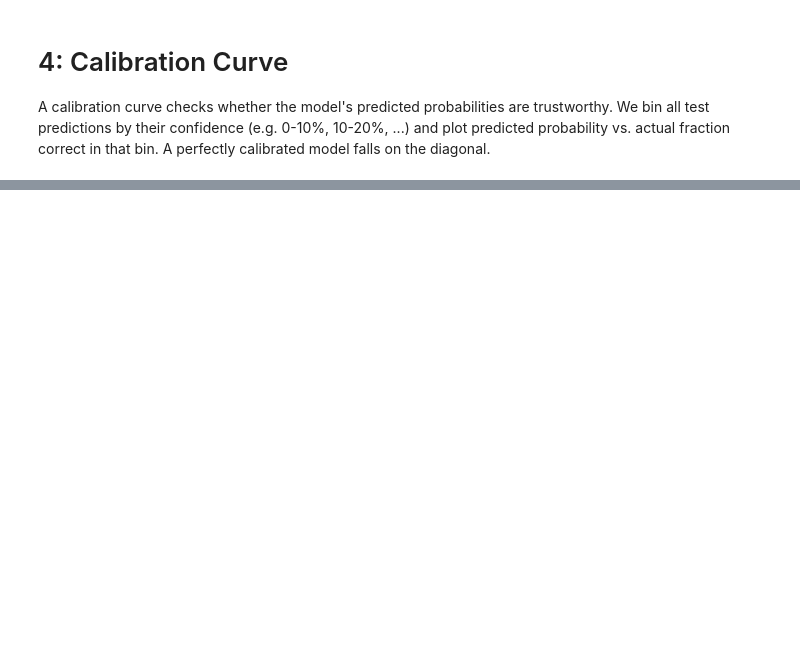
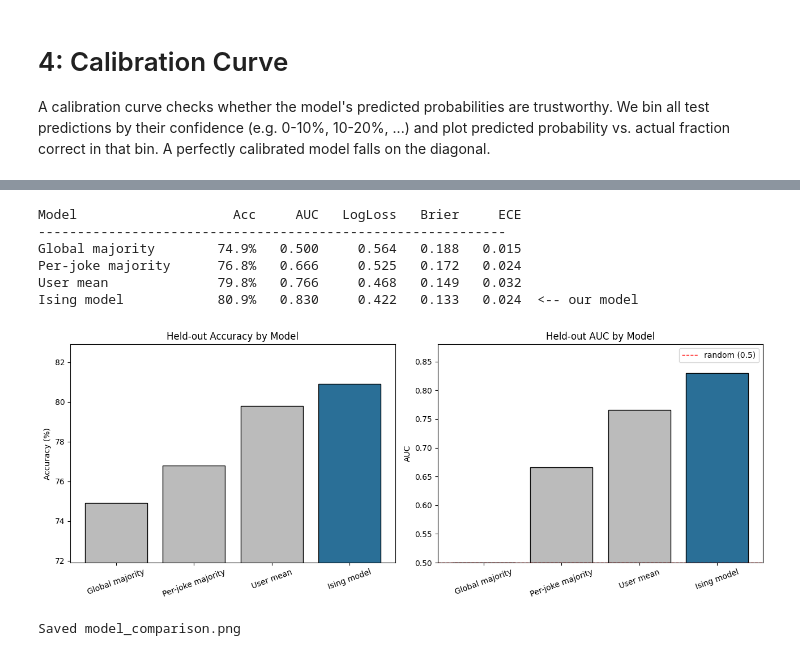
Before and after one commit to Davin-Makris/Jester-Prediction, a Jupyter notebook: model.ipynb, the cells around one changed output, grey strips where cells are left out. Drawn from its saved outputs; the diff is of its cells as text; code cells hidden in the pictures; blank space fills up the shorter version.

Commit message:
Add baselines, metrics, and model experiments

```diff
--- a/model.ipynb
+++ b/model.ipynb
@@ -371,0 +540,52 @@ Cluster assignments (N=5):
+# %%
+# Train one clean Ising model on the full training data
+h_full, J_full = train_ising(full_train_mask, steps=1000, lr=0.01, j_prior_scale=0.1, seed=0)
+ising_prob_matrix = ising_test_probs(h_full, J_full, full_train_mask)
+ising_probs, _ = gather_targets(ising_prob_matrix)
+
+ising_metrics = all_metrics(ising_probs, y_true)
+
+# Combined table
+all_results = dict(baseline_results)
+all_results["Ising model"] = ising_metrics
+
+print(f"{'Model':<20} {'Acc':>7} {'AUC':>7} {'LogLoss':>9} {'Brier':>7} {'ECE':>7}")
+print("-" * 60)
+for name, m in all_results.items():
+    star = "  <-- our model" if name == "Ising model" else ""
+    print(f"{name:<20} {m['accuracy']*100:>6.1f}% {m['auc']:>7.3f} {m['log_loss']:>9.3f} {m['brier']:>7.3f} {m['ece']:>7.3f}{star}")
+
+# Bar chart comparing accuracy and AUC across models
+fig, axes = plt.subplots(1, 2, figsize=(13, 5))
+names = list(all_results.keys())
+colors = ['#bbbbbb', '#bbbbbb', '#bbbbbb', '#2a6f97']
+
+accs = [all_results[n]['accuracy'] * 100 for n in names]
+axes[0].bar(names, accs, color=colors, edgecolor='black')
+axes[0].set_ylabel('Accuracy (%)')
+axes[0].set_title('Held-out Accuracy by Model')
+axes[0].set_ylim(min(accs) - 3, max(accs) + 2)
+axes[0].tick_params(axis='x', rotation=20)
+
+aucs = [all_results[n]['auc'] for n in names]
+axes[1].bar(names, aucs, color=colors, edgecolor='black')
+axes[1].set_ylabel('AUC')
+axes[1].set_title('Held-out AUC by Model')
+axes[1].set_ylim(0.5, max(aucs) + 0.05)
+axes[1].axhline(0.5, color='red', linestyle='--', linewidth=1, label='random (0.5)')
+axes[1].legend()
+axes[1].tick_params(axis='x', rotation=20)
+
+plt.tight_layout()
+plt.savefig('model_comparison.png', dpi=150, bbox_inches='tight')
+plt.show()
+print('\nSaved model_comparison.png')
+# %% [output]
+Model                    Acc     AUC   LogLoss   Brier     ECE
+------------------------------------------------------------
+Global majority        74.9%   0.500     0.564   0.188   0.015
+Per-joke majority      76.8%   0.666     0.525   0.172   0.024
+User mean              79.8%   0.766     0.468   0.149   0.032
+Ising model            80.9%   0.830     0.422   0.133   0.024  <-- our model
+[figure, added]
+Saved model_comparison.png
```
Also changed, not shown: parts of 14 cells of this notebook, 5 other files.
